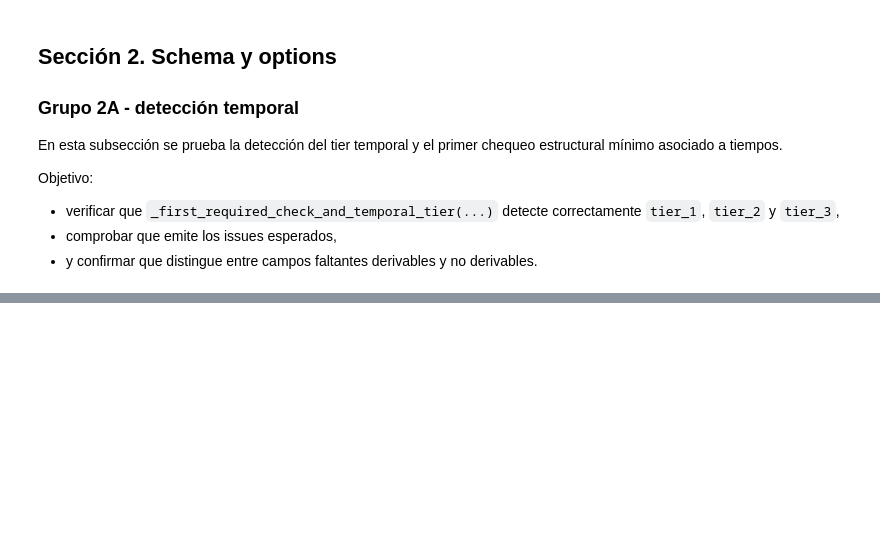
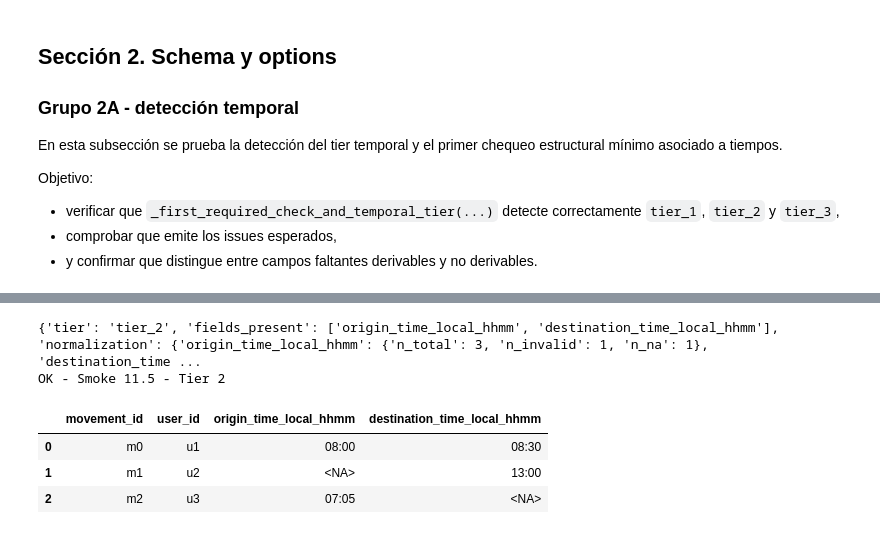
Before and after one commit to sebastianolmos/pylondrina, a Jupyter notebook: notebooks/testing/import_trips/helper_level_tests.ipynb, the cells around one changed output, grey strips where cells are left out. Cells and saved outputs as stored; diff of their text form; code cells hidden in the pictures; blank space fills up the shorter version.

Commit message:
Added kelper level tests notebook nad fixed some funcionalities in import trips

```diff
--- a/notebooks/testing/import_trips/helper_level_tests.ipynb
+++ b/notebooks/testing/import_trips/helper_level_tests.ipynb
@@ -620,0 +3898,61 @@ NameError: name 'tier_missing' is not defined
+# %%
+# Smoke test 11.5 - Tier 2
+
+schema_smoke_t2 = TripSchema(
+    version="0.1.0",
+    fields={
+        "user_id": FieldSpec(name="user_id", dtype="string", required=True),
+        "origin_time_local_hhmm": FieldSpec(name="origin_time_local_hhmm", dtype="string", required=False),
+        "destination_time_local_hhmm": FieldSpec(name="destination_time_local_hhmm", dtype="string", required=False),
+        "movement_id": FieldSpec(name="movement_id", dtype="string", required=False),
+    },
+    required=["user_id"],
+    semantic_rules=None,
+)
+
+df_smoke_t2 = pd.DataFrame({
+    "user_id": ["u1", "u2", "u3"],
+    "origin_time_local_hhmm": ["08:00", "24:00", "07:05"],
+    "destination_time_local_hhmm": ["08:30", "13:00", "99:99"],
+})
+
+tripds_t2, report_t2 = import_trips_from_dataframe(
+    df_smoke_t2,
+    schema_smoke_t2,
+    source_name="smoke_t2",
+    options=ImportOptions(strict=False, single_stage=False),
+)
+
+assert report_t2.ok is True
+
+assert tripds_t2.metadata["temporal"]["tier"] == "tier_2"
+assert tripds_t2.metadata["temporal"]["fields_present"] == [
+    "origin_time_local_hhmm",
+    "destination_time_local_hhmm",
+]
+
+print(tripds_t2.metadata["temporal"])
+assert "normalization" in tripds_t2.metadata["temporal"]
+
+# válidos preservados
+assert tripds_t2.data.loc[0, "origin_time_local_hhmm"] == "08:00"
+assert tripds_t2.data.loc[0, "destination_time_local_hhmm"] == "08:30"
+assert tripds_t2.data.loc[2, "origin_time_local_hhmm"] == "07:05"
+
+# inválidos -> NA
+assert pd.isna(tripds_t2.data.loc[1, "origin_time_local_hhmm"])   # 24:00
+assert pd.isna(tripds_t2.data.loc[2, "destination_time_local_hhmm"])  # 99:99
+
+assert_issue_present(report_t2.issues, "IMP.TEMPORAL.TIER_LIMITED")
+assert_issue_present(report_t2.issues, "IMP.TYPE.COERCE_PARTIAL")
+
+show_ok("Smoke 11.5 - Tier 2")
+display(tripds_t2.data)
+display(report_t2.issues)
+# %% [output]
+{'tier': 'tier_2', 'fields_present': ['origin_time_local_hhmm', 'destination_time_local_hhmm'], 'normalization': {'origin_time_local_hhmm': {'n_total': 3, 'n_invalid': 1, 'n_na': 1}, 'destination_time ...
+OK - Smoke 11.5 - Tier 2
+|  | movement_id | user_id | origin_time_local_hhmm | destination_time_local_hhmm |
+| 0 | m0 | u1 | 08:00 | 08:30 |
+| 1 | m1 | u2 | <NA> | 13:00 |
+| 2 | m2 | u3 | 07:05 | <NA> |
```
Also changed, not shown: parts of 106 cells of this notebook, 4 other files.
